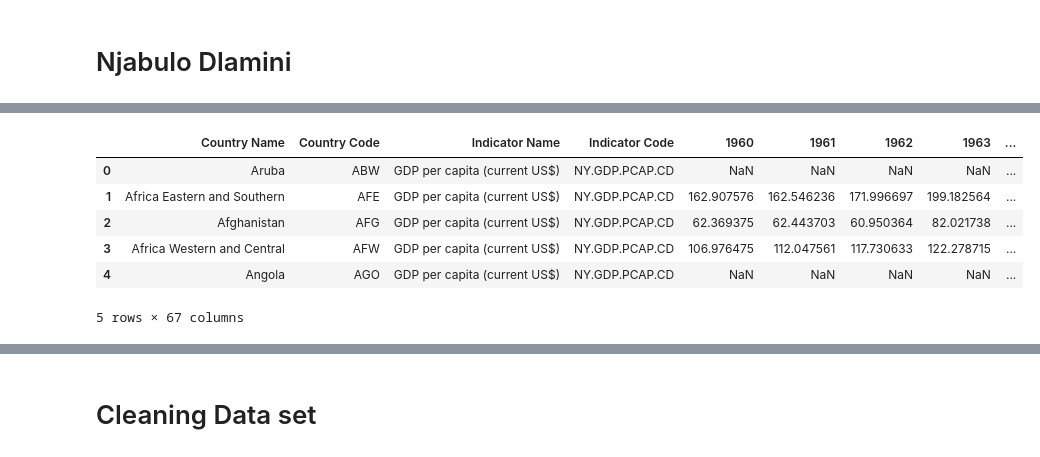
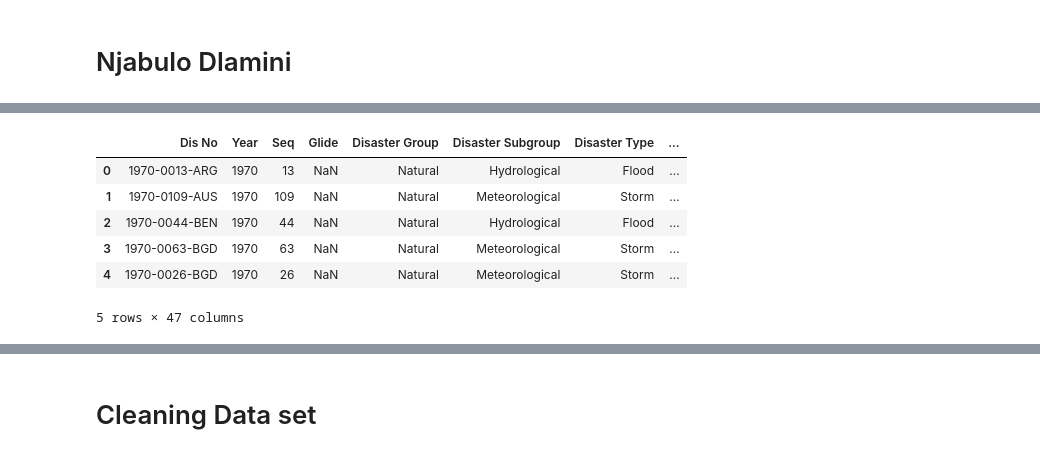
Before and after one commit to ubco-W2022T2-data301/project-group-group42, a Jupyter notebook: analysis/analysisNjabuloDlamini.ipynb, the cells around one changed output, grey strips where cells are left out. Drawn from its saved outputs; the diff is of its cells as text; code cells hidden in the pictures.

```diff
--- a/analysis/analysisNjabuloDlamini.ipynb
+++ b/analysis/analysisNjabuloDlamini.ipynb
@@ -9,12 +45,12 @@ Which country had the largest increase in gdp per capita over a specific timefra
 # %%
 import pandas as pd
-df = pd.read_csv("../data/raw/gdpPerCap.csv") #gdpPerCap dataframe
-df.head(5)
+df_nd = pd.read_csv("../data/raw/1900_2021_DISASTERS.csv") # Natural Disasters dataframe
+df_nd.head(5)
 # %% [output]
-|  | Country Name | Country Code | Indicator Name | Indicator Code | 1960 | 1961 | 1962 | 1963 | ... |
-| 0 | Aruba | ABW | GDP per capita (current US$) | NY.GDP.PCAP.CD | NaN | NaN | NaN | NaN | ... |
-| 1 | Africa Eastern and Southern | AFE | GDP per capita (current US$) | NY.GDP.PCAP.CD | 162.907576 | 162.546236 | 171.996697 | 199.182564 | ... |
-| 2 | Afghanistan | AFG | GDP per capita (current US$) | NY.GDP.PCAP.CD | 62.369375 | 62.443703 | 60.950364 | 82.021738 | ... |
-| 3 | Africa Western and Central | AFW | GDP per capita (current US$) | NY.GDP.PCAP.CD | 106.976475 | 112.047561 | 117.730633 | 122.278715 | ... |
-| 4 | Angola | AGO | GDP per capita (current US$) | NY.GDP.PCAP.CD | NaN | NaN | NaN | NaN | ... |
+|  | Dis No | Year | Seq | Glide | Disaster Group | Disaster Subgroup | Disaster Type | ... |
+| 0 | 1970-0013-ARG | 1970 | 13 | NaN | Natural | Hydrological | Flood | ... |
+| 1 | 1970-0109-AUS | 1970 | 109 | NaN | Natural | Meteorological | Storm | ... |
+| 2 | 1970-0044-BEN | 1970 | 44 | NaN | Natural | Hydrological | Flood | ... |
+| 3 | 1970-0063-BGD | 1970 | 63 | NaN | Natural | Meteorological | Storm | ... |
+| 4 | 1970-0026-BGD | 1970 | 26 | NaN | Natural | Meteorological | Storm | ... |
-5 rows × 67 columns
+5 rows × 47 columns
```
Also changed, not shown: parts of 10 cells of this notebook, 3 other files.
